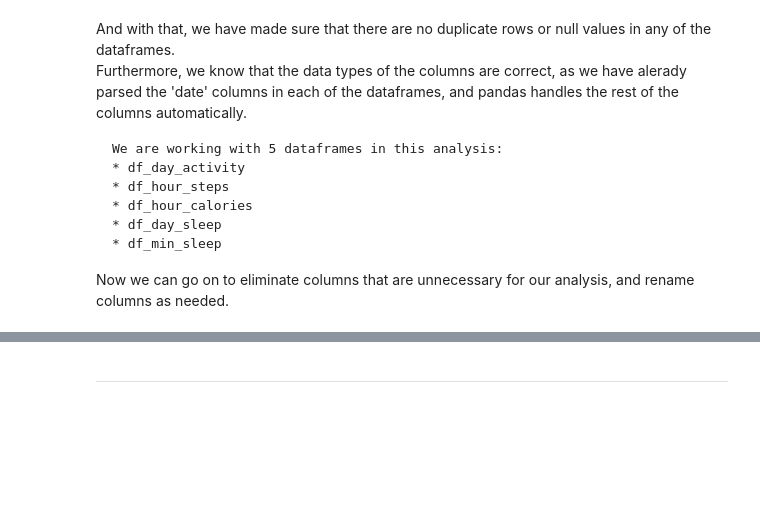
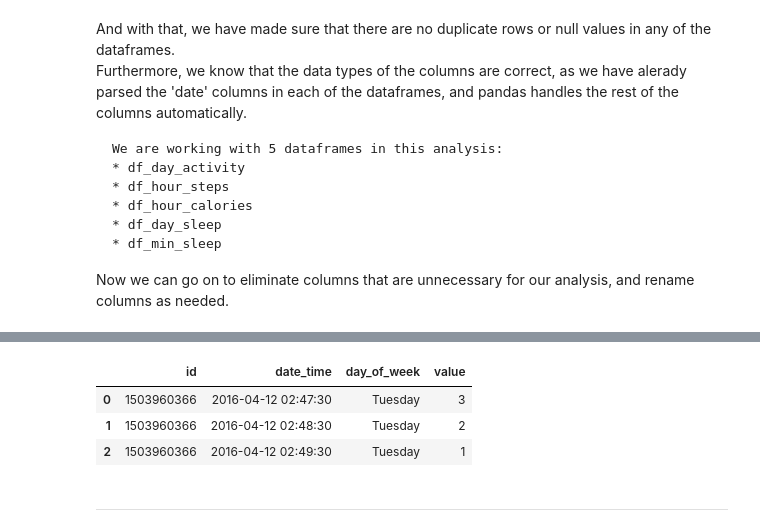
Before and after one commit to fahm1/portfolio, a Jupyter notebook: _sources/bellabeat_case_study/bellabeat_analysis.ipynb, the cells around one changed output, grey strips where cells are left out. Saved outputs shown, nothing was run; the diff lists cells and outputs as text; code cells hidden in the pictures; blank space fills up the shorter version.

```diff
--- a/_sources/bellabeat_case_study/bellabeat_analysis.ipynb
+++ b/_sources/bellabeat_case_study/bellabeat_analysis.ipynb
@@ -456,3 +546,10 @@ text
+# %%
+df_min_sleep.head(3)
+# %% [output]
+|  | id | date_time | day_of_week | value |
+| 0 | 1503960366 | 2016-04-12 02:47:30 | Tuesday | 3 |
+| 1 | 1503960366 | 2016-04-12 02:48:30 | Tuesday | 2 |
+| 2 | 1503960366 | 2016-04-12 02:49:30 | Tuesday | 1 |
 # %% [markdown]
 ---
 # %% [markdown]
```
Also changed, not shown: parts of 68 cells of this notebook, 9 other files.
